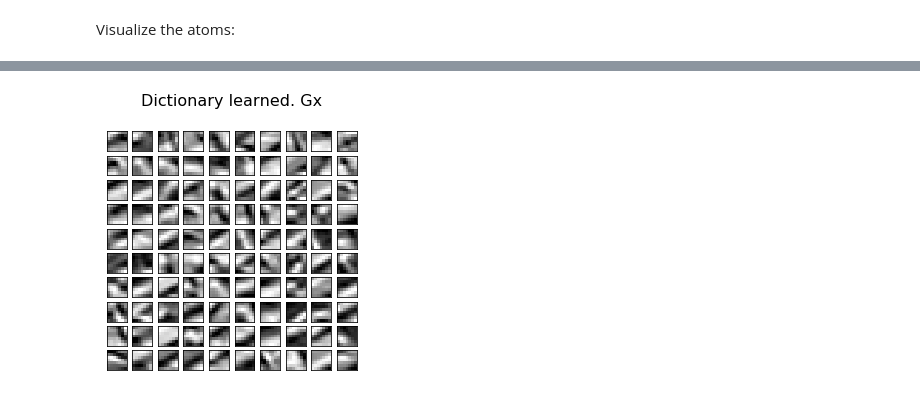
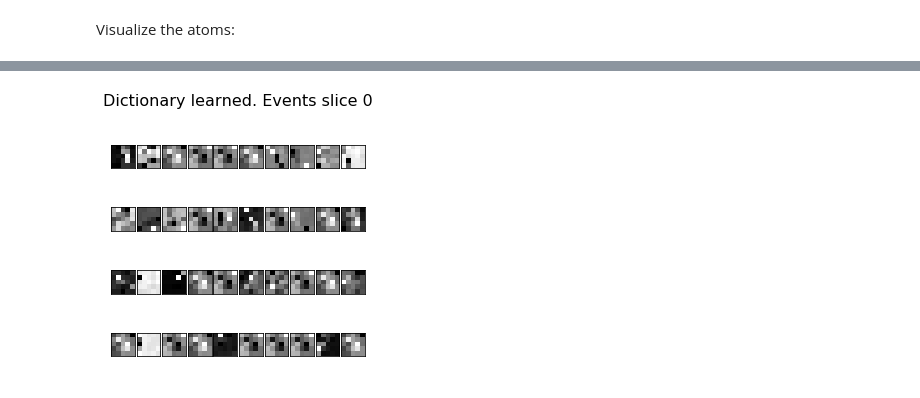
Before and after one commit to SudeshnaBora/Computer_Vision, a Jupyter notebook: code/Learning Phase.ipynb, the cells around one changed output, grey strips where cells are left out. Cells and saved outputs as stored; diff of their text form; code cells hidden in the pictures.

```diff
--- a/code/Learning Phase.ipynb
+++ b/code/Learning Phase.ipynb
@@ -157,7 +164,7 @@ if split_by_polarity:
     if (method_voting == 'nearest'):
         print('Regular histogram')
         yxt_pos = np.transpose(np.array([y[idx_pos], x[idx_pos], timestamp[idx_pos]]))
-        voxelgrid_pos, _ = np.histogramdd(yxt_pos, bins=bin_edges)
+        voxelgrid_pos, _ = np.histogramdd(yxt_pos, bins=bin_edges).astype('float32')
         del yxt_pos
     else:
         print('Interpolated histogram')
@@ -175,7 +179,7 @@ if split_by_polarity:
     if (method_voting == 'nearest'):
         print('Regular histogram')
         yxt_neg = np.transpose(np.array([y[idx_neg], x[idx_neg], timestamp[idx_neg]]))
-        voxelgrid_neg, _ = np.histogramdd(yxt_neg, bins=bin_edges)
+        voxelgrid_neg, _ = np.histogramdd(yxt_neg, bins=bin_edges).astype('float32')
         del yxt_neg
     else:
         print('Interpolated histogram')
@@ -289,7 +286,5 @@ data_patches.shape
 # %%
 print('Learning the dictionary...')
-dico = MiniBatchDictionaryLearning(n_components=100, alpha=1, n_iter=500)
-V = dico.fit(data_patches).components_
-V.shape
+dico = MiniBatchDictionaryLearning(n_components=n_components, alpha=1, n_iter=500)
 # %% [output]
 Learning the dictionary...
@@ -297,2 +296,17 @@ Learning the dictionary...
 # %% [markdown]
 Visualize the atoms:
+# %%
+num_atoms_plot = 40
+if (num_atoms_plot > n_components):
+    num_atoms_plot = n_components
+
+plt.figure(figsize=(4.2, 4))
+for i, comp in enumerate(V[:num_atoms_plot]):
+    plt.subplot(int(num_atoms_plot/10), 10, i + 1)
+    atom = comp.reshape(patch_size[0],patch_size[0],-1)
+    plt.imshow(atom[:,:,0], cmap=plt.cm.gray_r,
+               interpolation='nearest')
+    plt.xticks(())
+    plt.yticks(())
+plt.suptitle('Dictionary learned. Gx\n', fontsize=16)
+plt.subplots_adjust(0.08, 0.02, 0.92, 0.85, 0.08, 0.23)
@@ -299,14 +315,14 @@ Visualize the atoms:
 # %%
 plt.figure(figsize=(4.2, 4))
-for i, comp in enumerate(V[:100]):
-    plt.subplot(10, 10, i + 1)
+for i, comp in enumerate(V[:num_atoms_plot]):
+    plt.subplot(int(num_atoms_plot/10), 10, i + 1)
     atom = comp.reshape(patch_size[0],patch_size[0],-1)
-    plt.imshow(atom[:,:,0], cmap=plt.cm.gray_r,
+    plt.imshow(atom[:,:,2], cmap=plt.cm.gray_r,
                interpolation='nearest')
     plt.xticks(())
     plt.yticks(())
-plt.suptitle('Dictionary learned. Gx\n', fontsize=16)
+plt.suptitle('Dictionary learned. Events slice 0\n', fontsize=16)
 plt.subplots_adjust(0.08, 0.02, 0.92, 0.85, 0.08, 0.23)
 # %% [output]
-[figure, old version]
+[figure, new version]
 # %%
```
Also changed, not shown: parts of 40 cells of this notebook.
